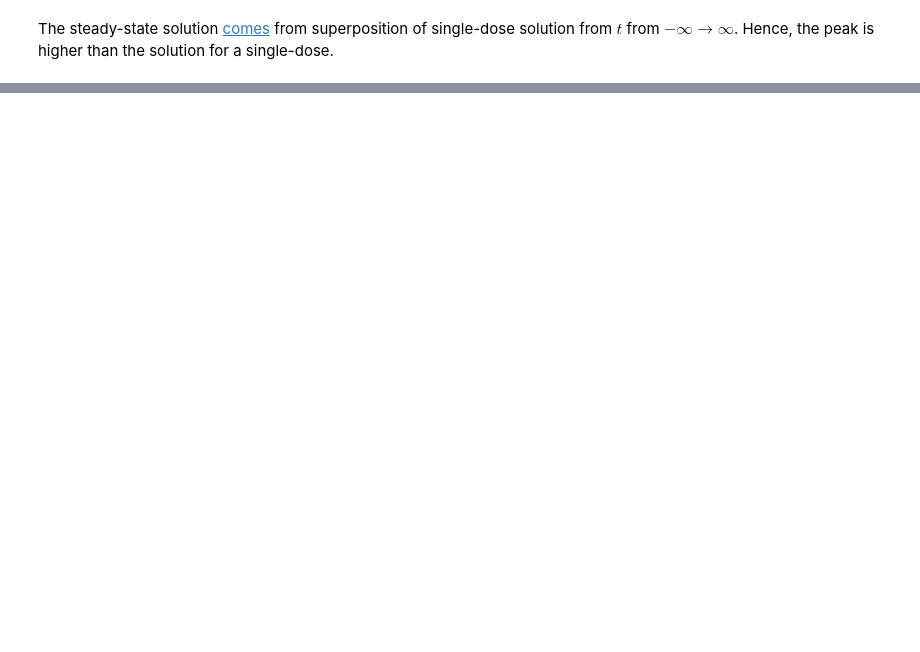
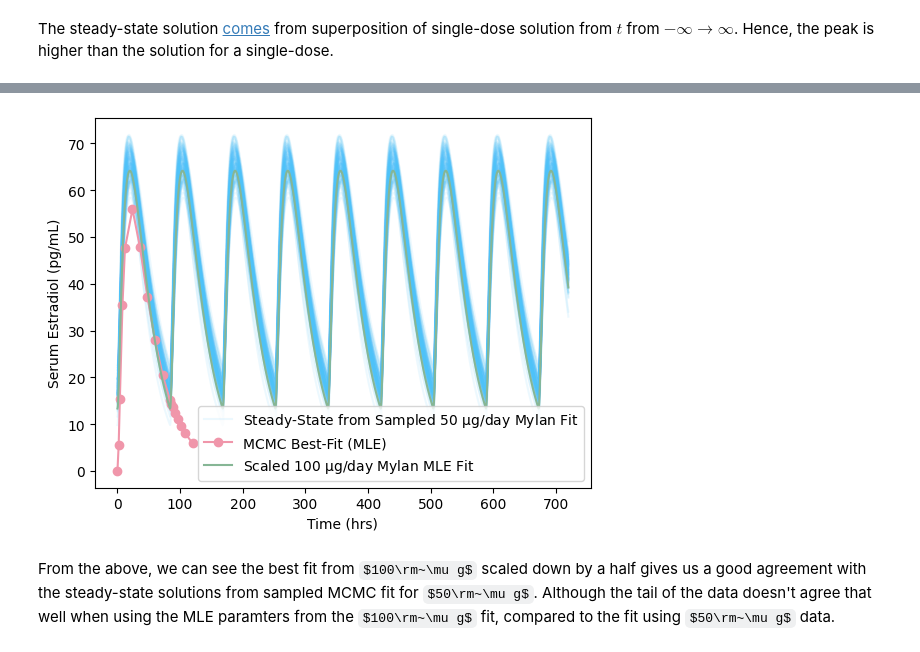
Before and after one commit to transturion/modeling, a Jupyter notebook: 3_Steady-State_Multi-Dose_3-Compartment.ipynb, the cells around one changed output, grey strips where cells are left out. Saved outputs shown, nothing was run; the diff lists cells and outputs as text; code cells hidden in the pictures; some formulas as TeX source; blank space fills up the shorter version.

```diff
--- a/3_Steady-State_Multi-Dose_3-Compartment.ipynb
+++ b/3_Steady-State_Multi-Dose_3-Compartment.ipynb
@@ -269,0 +354,18 @@ The steady-state solution [comes](https://discord.com/channels/43830694928580608
+# %%
+inds = np.random.randint(len(result_emceeMylan50.flatchain), size=100)
+
+for ind in inds:
+    sample = (result_emceeMylan50.flatchain["d0"][ind], result_emceeMylan50.flatchain["k1"][ind],
+              result_emceeMylan50.flatchain["k2"][ind], result_emceeMylan50.flatchain["k3"][ind])
+    plt.plot(timeSS, E2ss(timeSS, sample[0], sample[1], sample[2], sample[3], 3.5*24), alpha=0.1, color='#4EC2F8')
+plt.plot(timeSS, E2ss(timeSS, sample[0], sample[1], sample[2], sample[3], 3.5*24), alpha=0.1, color='#4EC2F8', label='Steady-State from Sampled 50 $\\rm\\mu g$/day Mylan Fit')
+plt.plot(MylanTDP50[:,0], result_emceeMylan50.best_fit, label='MCMC Best-Fit (MLE)', color='#F096AA', marker='o')
+plt.plot(timeSS, E2ss(timeSS, mle_soln[0]/2, mle_soln[1], mle_soln[2], mle_soln[3], 3.5*24), color='#86B695', label="Scaled 100 $\\rm\\mu g$/day Mylan MLE Fit")
+plt.xlabel('Time (hrs)')
+plt.ylabel('Serum Estradiol (pg/mL)')
+plt.legend()
+plt.show()
+# %% [output]
+[figure, added]
+# %% [markdown]
+From the above, we can see the best fit from $100\rm~\mu g$ scaled down by a half gives us a good agreement with the steady-state solutions from sampled MCMC fit for $50\rm~\mu g$. Although the tail of the data doesn't agree that well when using the MLE paramters from the $100\rm~\mu g$ fit, compared to the fit using $50\rm~\mu g$ data.
```
Also changed, not shown: parts of 17 cells of this notebook, 4 other files.
